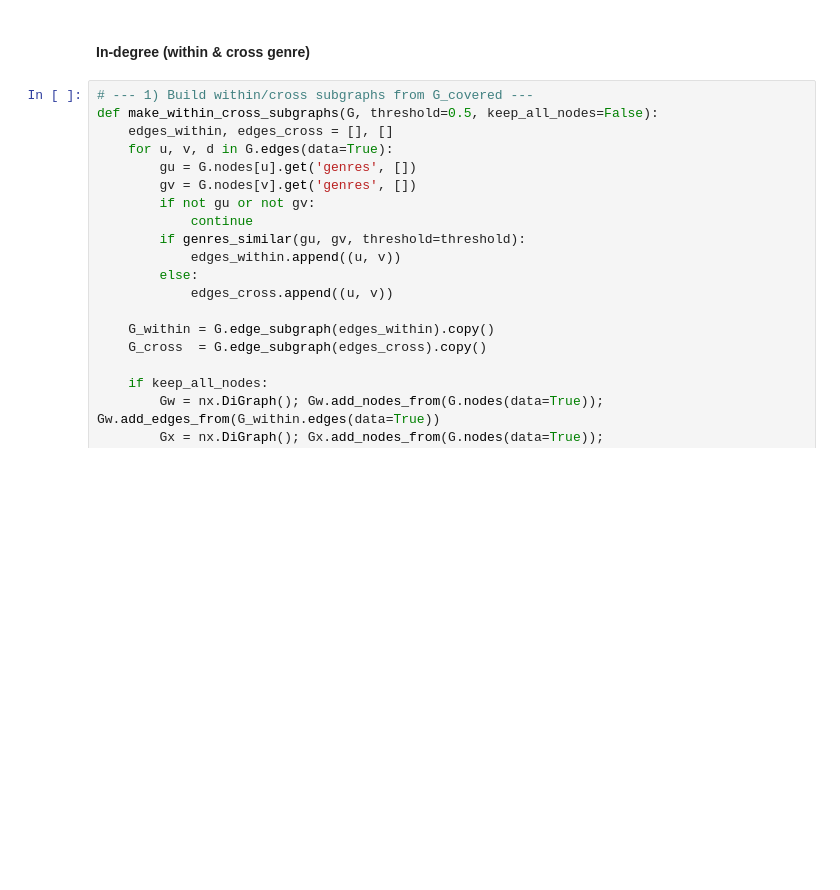
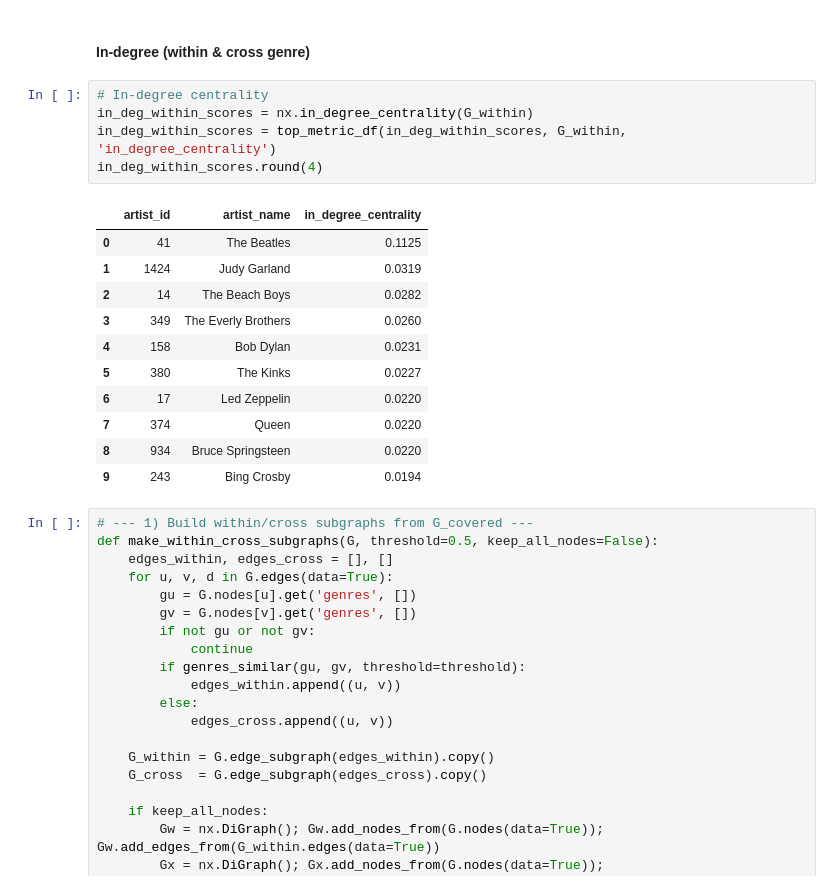
Before and after one commit to freiraum-bq/Music_Project, a Jupyter notebook: python/integrated.ipynb, the cells around one changed output. Drawn from its saved outputs; the diff is of its cells as text; blank space fills up the shorter version.

```diff
--- a/python/integrated.ipynb
+++ b/python/integrated.ipynb
@@ -972,6 +1136,23 @@ plt.show()
 ### Centrality metrics on genre network
 # %% [markdown]
 #### In-degree (within & cross genre)
+# %%
+# In-degree centrality
+in_deg_within_scores = nx.in_degree_centrality(G_within)
+in_deg_within_scores = top_metric_df(in_deg_within_scores, G_within, 'in_degree_centrality')
+in_deg_within_scores.round(4)
+# %% [output]
+|  | artist_id | artist_name | in_degree_centrality |
+| 0 | 41 | The Beatles | 0.1125 |
+| 1 | 1424 | Judy Garland | 0.0319 |
+| 2 | 14 | The Beach Boys | 0.0282 |
+| 3 | 349 | The Everly Brothers | 0.0260 |
+| 4 | 158 | Bob Dylan | 0.0231 |
+| 5 | 380 | The Kinks | 0.0227 |
+| 6 | 17 | Led Zeppelin | 0.0220 |
+| 7 | 374 | Queen | 0.0220 |
+| 8 | 934 | Bruce Springsteen | 0.0220 |
+| 9 | 243 | Bing Crosby | 0.0194 |
 # %%
 # --- 1) Build within/cross subgraphs from G_covered ---
 def make_within_cross_subgraphs(G, threshold=0.5, keep_all_nodes=False):
```
Also changed, not shown: parts of 13 cells of this notebook.
